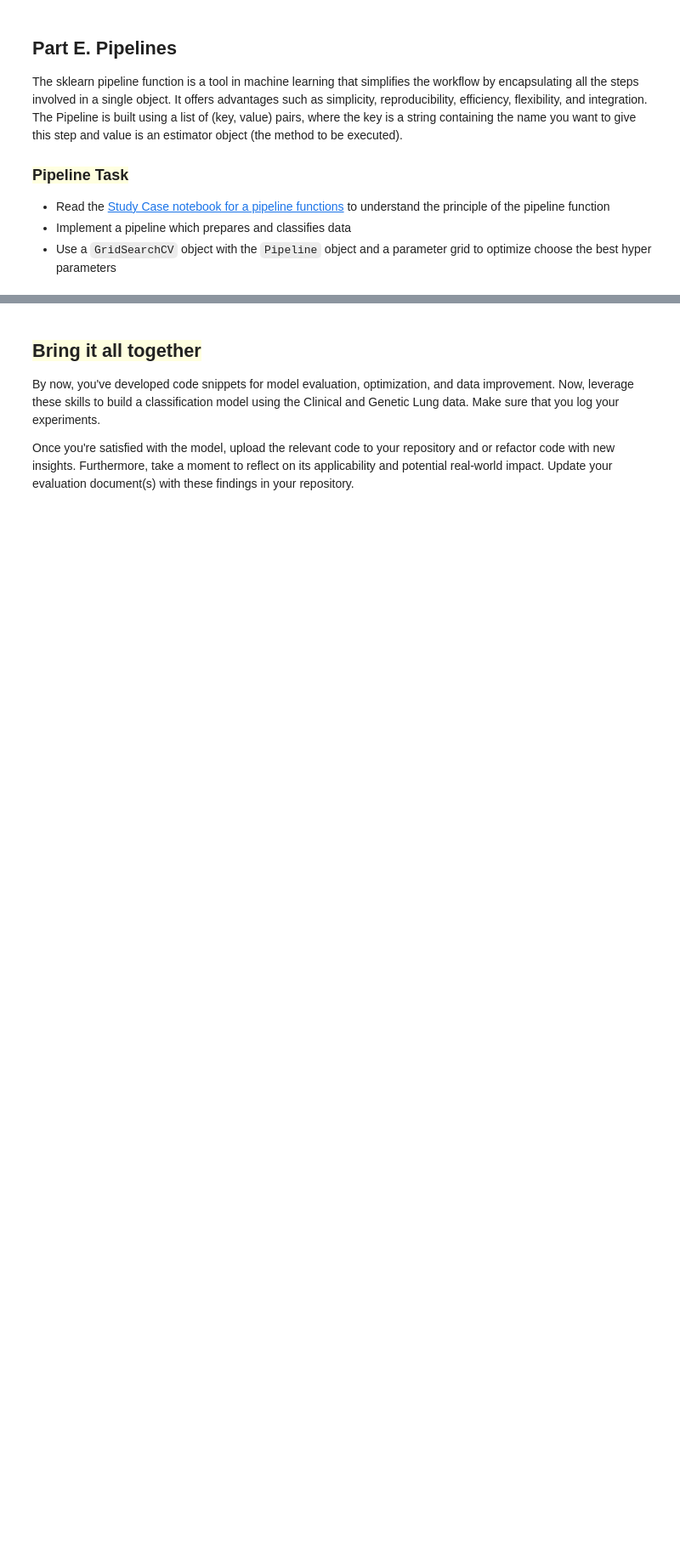
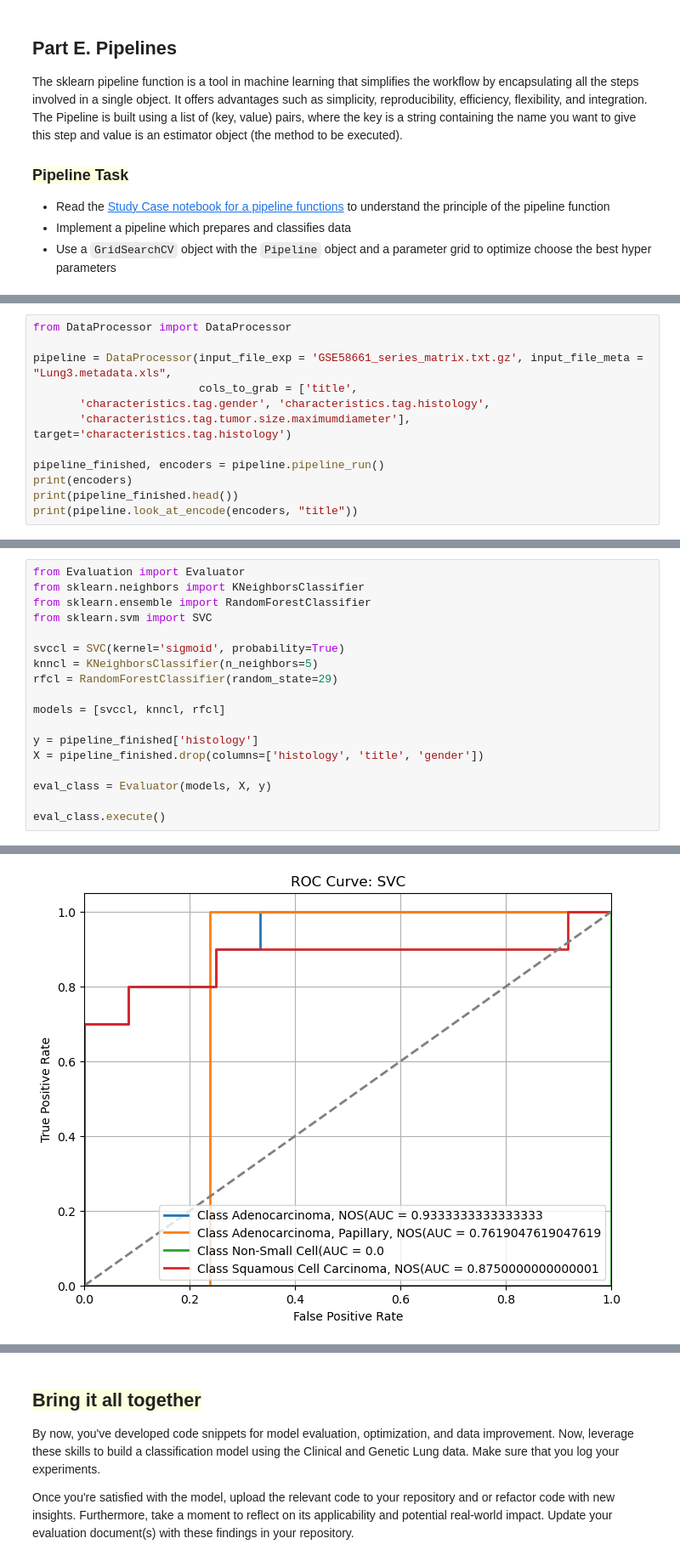
Before and after one commit to jippesilvius/datascience5, a Jupyter notebook: optimize/Assignment_Optimize.ipynb, the cells around one changed output, grey strips where cells are left out. Shown at 85% size. Saved outputs shown, nothing was run; the diff lists cells and outputs as text; blank space fills up the shorter version.

Commit message:
only one more file to go the evaluation.me. It is now 4:05 please have mercy on my brain Dave and Peter

```diff
--- a/optimize/Assignment_Optimize.ipynb
+++ b/optimize/Assignment_Optimize.ipynb
@@ -515,0 +514,12 @@ The sklearn pipeline function is a tool in machine learning that simplifies the
+# %%
+from DataProcessor import DataProcessor
+
+pipeline = DataProcessor(input_file_exp = 'GSE58661_series_matrix.txt.gz', input_file_meta = "Lung3.metadata.xls",
+                         cols_to_grab = ['title',
+       'characteristics.tag.gender', 'characteristics.tag.histology',
+       'characteristics.tag.tumor.size.maximumdiameter'], target='characteristics.tag.histology')
+
+pipeline_finished, encoders = pipeline.pipeline_run()
+print(encoders)
+print(pipeline_finished.head())
+print(pipeline.look_at_encode(encoders, "title"))
@@ -515,0 +544,19 @@ The sklearn pipeline function is a tool in machine learning that simplifies the
+# %%
+from Evaluation import Evaluator
+from sklearn.neighbors import KNeighborsClassifier
+from sklearn.ensemble import RandomForestClassifier
+from sklearn.svm import SVC
+
+svccl = SVC(kernel='sigmoid', probability=True)
+knncl = KNeighborsClassifier(n_neighbors=5)
+rfcl = RandomForestClassifier(random_state=29)
+
+models = [svccl, knncl, rfcl]
+
+y = pipeline_finished['histology']
+X = pipeline_finished.drop(columns=['histology', 'title', 'gender'])
+
+eval_class = Evaluator(models, X, y)
+
+eval_class.execute()
+# %% [output]
@@ -515,0 +580 @@ The sklearn pipeline function is a tool in machine learning that simplifies the
+[figure, added]
```
Also changed, not shown: parts of 11 cells of this notebook, 4 other files.
